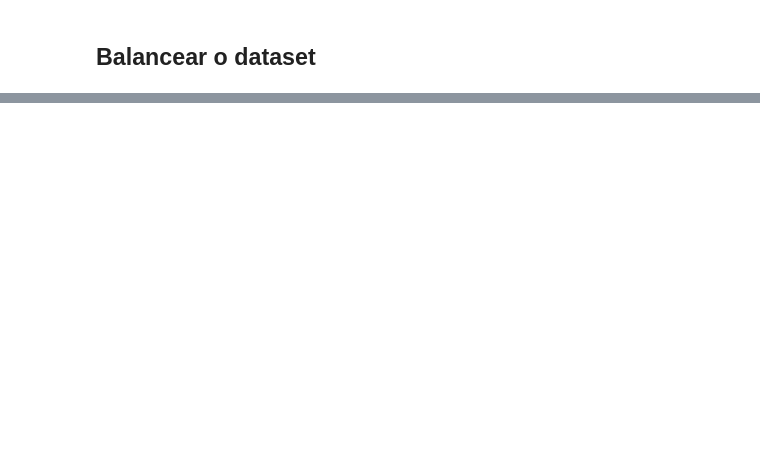
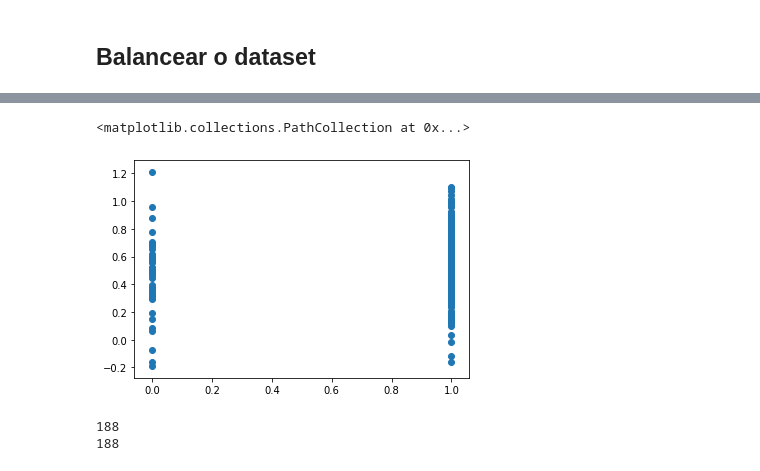
Before and after one commit to Rafaela897/SI19-20, a Jupyter notebook: AEC/trabalho2/Untitled.ipynb, the cells around one changed output, grey strips where cells are left out. Drawn from its saved outputs; the diff is of its cells as text; code cells hidden in the pictures; blank space fills up the shorter version.

```diff
--- a/AEC/trabalho2/Untitled.ipynb
+++ b/AEC/trabalho2/Untitled.ipynb
@@ -182,0 +122,21 @@ from sklearn.feature_selection import chi2
+# %%
+abs_shuffled = Absents.sample(frac=1,random_state=4)
+
+
+wtw = abs_shuffled.loc[abs_shuffled['Absent'] == 1].sample(n=83,random_state=4)
+
+dsu = abs_shuffled.loc[abs_shuffled['Absent'] == 0]
+
+balanced_absents = pd.concat([wtw,dsu])
+Absents = balanced_absents
+# %%
+
+from sklearn.feature_selection import SelectKBest
+from sklearn.feature_selection import chi2
+
+X = Absents.drop('Absent',axis = 1)
+Y = Absents['Absent']
+"""
+X_new = SelectKBest(chi2,k=16).fit(X,Y)
+X= X_new.transform(X)
+"""
@@ -182,0 +163,9 @@ from sklearn.feature_selection import chi2
+# %%
+normalize_dataset(X_test)
+##X_test = X_new.transform(X_test)
+
+##X = Absents.drop('Absent',axis = 1)
+##Y = Absents['Absent']
+
+lm = LinearRegression()
+lm.fit(X,Y)
@@ -182,0 +174,5 @@ from sklearn.feature_selection import chi2
+# %%
+predictions = lm.predict(X_test)
+print(len(Y_test['Absent']))
+print(len(predictions))
+predictions
@@ -182,0 +199,11 @@ from sklearn.feature_selection import chi2
+# %%
+plt.scatter(Y_test['Absent'],predictions)
+# %% [output]
+<matplotlib.collections.PathCollection at 0x...>
+[figure, added]
+# %%
+print(len(Y))
+print(len(X))
+# %% [output]
+188
+188
```
Also changed, not shown: parts of 21 cells of this notebook.
